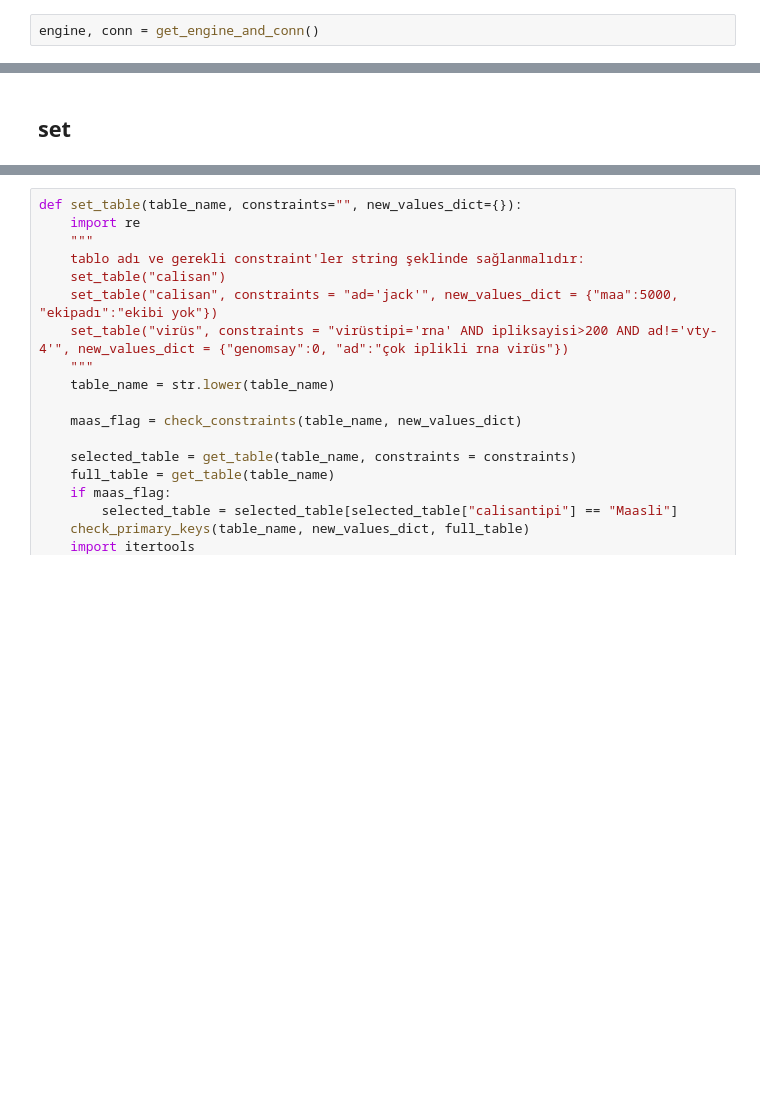
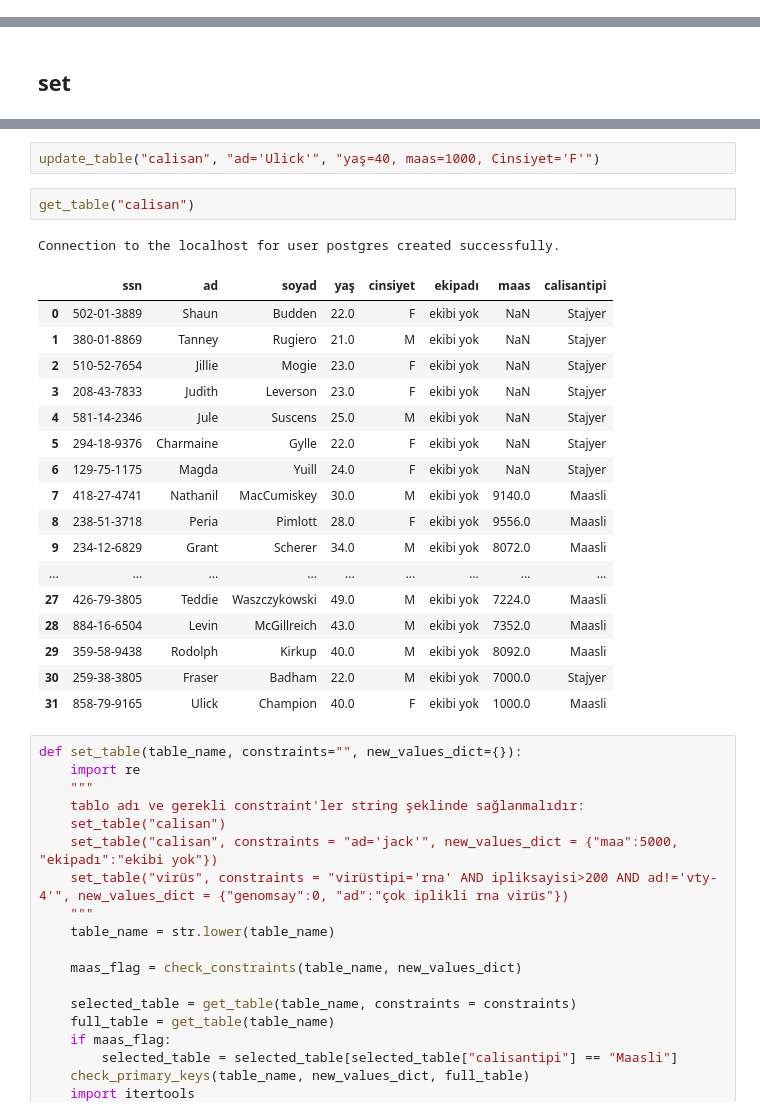
Before and after one commit to emre-bl/RD-data-base-management, a Jupyter notebook: set-get methods.ipynb, the cells around one changed output, grey strips where cells are left out. Saved outputs shown, nothing was run; the diff lists cells and outputs as text; blank space fills up the shorter version.

```diff
--- a/set-get methods.ipynb
+++ b/set-get methods.ipynb
@@ -209,2 +206,0 @@ def get_engine_and_conn():
-# %%
-engine, conn = get_engine_and_conn()
@@ -349,3 +370,26 @@ get_primary_key("calisan")
+# %%
+update_table("calisan", "ad='Ulick'", "yaş=40, maas=1000, Cinsiyet='F'")
+# %%
+get_table("calisan")
+# %% [output]
+Connection to the localhost for user postgres created successfully.
+|  | ssn | ad | soyad | yaş | cinsiyet | ekipadı | maas | calisantipi |
+| 0 | 502-01-3889 | Shaun | Budden | 22.0 | F | ekibi yok | NaN | Stajyer |
+| 1 | 380-01-8869 | Tanney | Rugiero | 21.0 | M | ekibi yok | NaN | Stajyer |
+| 2 | 510-52-7654 | Jillie | Mogie | 23.0 | F | ekibi yok | NaN | Stajyer |
+| 3 | 208-43-7833 | Judith | Leverson | 23.0 | F | ekibi yok | NaN | Stajyer |
+| 4 | 581-14-2346 | Jule | Suscens | 25.0 | M | ekibi yok | NaN | Stajyer |
+| 5 | 294-18-9376 | Charmaine | Gylle | 22.0 | F | ekibi yok | NaN | Stajyer |
+| 6 | 129-75-1175 | Magda | Yuill | 24.0 | F | ekibi yok | NaN | Stajyer |
+| 7 | 418-27-4741 | Nathanil | MacCumiskey | 30.0 | M | ekibi yok | 9140.0 | Maasli |
+| 8 | 238-51-3718 | Peria | Pimlott | 28.0 | F | ekibi yok | 9556.0 | Maasli |
+| 9 | 234-12-6829 | Grant | Scherer | 34.0 | M | ekibi yok | 8072.0 | Maasli |
+| ... | ... | ... | ... | ... | ... | ... | ... | ... |
+| 27 | 426-79-3805 | Teddie | Waszczykowski | 49.0 | M | ekibi yok | 7224.0 | Maasli |
+| 28 | 884-16-6504 | Levin | McGillreich | 43.0 | M | ekibi yok | 7352.0 | Maasli |
+| 29 | 359-58-9438 | Rodolph | Kirkup | 40.0 | M | ekibi yok | 8092.0 | Maasli |
+| 30 | 259-38-3805 | Fraser | Badham | 22.0 | M | ekibi yok | 7000.0 | Stajyer |
+| 31 | 858-79-9165 | Ulick | Champion | 40.0 | F | ekibi yok | 1000.0 | Maasli |
 # %%
 def set_table(table_name, constraints="", new_values_dict={}):
     import re
```
Also changed, not shown: parts of 15 cells of this notebook.
